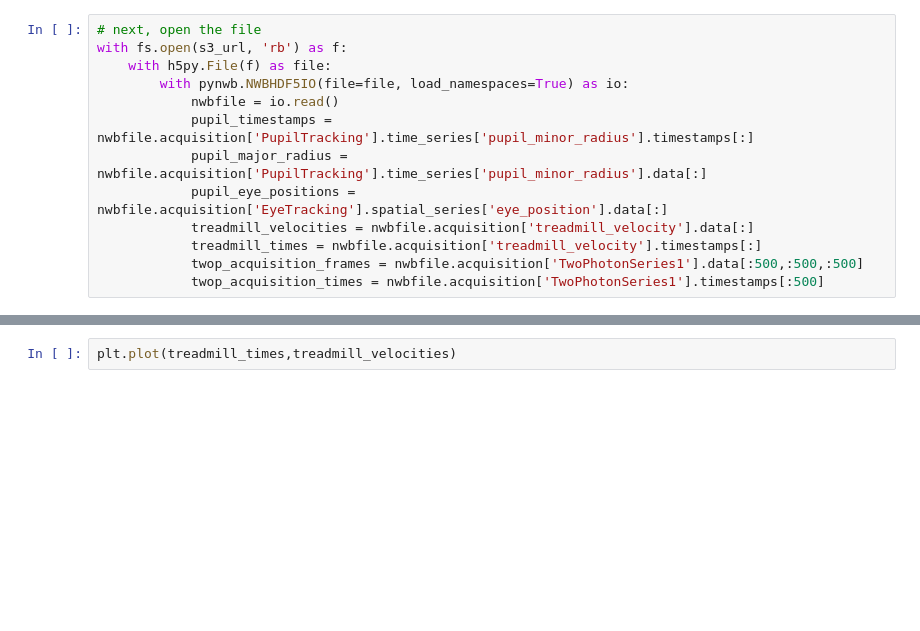
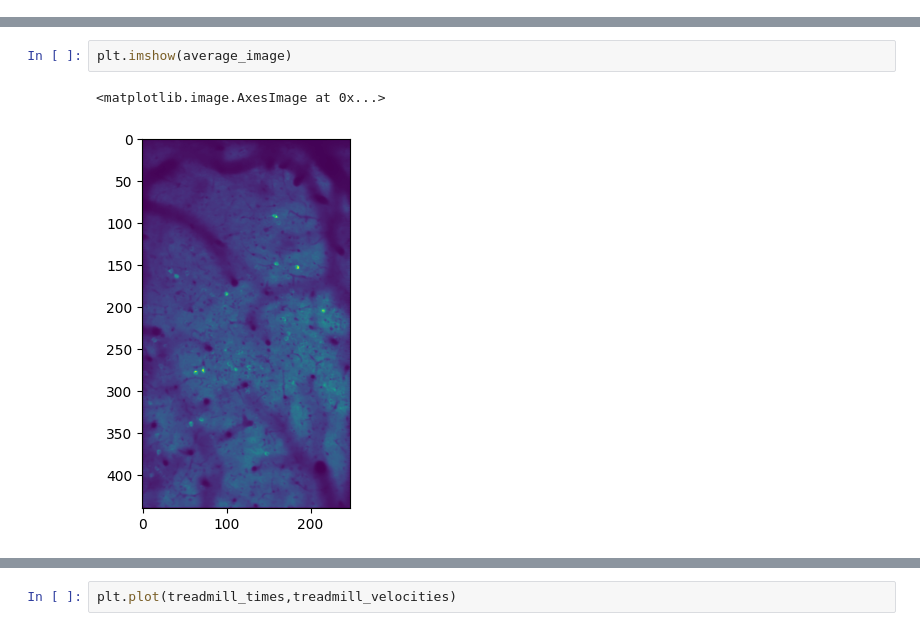
Before and after one commit to paulgfahey/dandi_microns_phase3_nda, a Jupyter notebook: [tutorial]microns_minnie_dandiset.ipynb, the cells around one changed output, grey strips where cells are left out. Drawn from its saved outputs; the diff is of its cells as text; blank space fills up the shorter version.

Commit message:
update tutorial notebook for more data types

```diff
--- a/[tutorial]microns_minnie_dandiset.ipynb
+++ b/[tutorial]microns_minnie_dandiset.ipynb
@@ -46,13 +10,0 @@ Fields:
-# %%
-# next, open the file
-with fs.open(s3_url, 'rb') as f:
-    with h5py.File(f) as file:
-        with pynwb.NWBHDF5IO(file=file, load_namespaces=True) as io:
-            nwbfile = io.read()
-            pupil_timestamps = nwbfile.acquisition['PupilTracking'].time_series['pupil_minor_radius'].timestamps[:]
-            pupil_major_radius = nwbfile.acquisition['PupilTracking'].time_series['pupil_minor_radius'].data[:]
-            pupil_eye_positions = nwbfile.acquisition['EyeTracking'].spatial_series['eye_position'].data[:]
-            treadmill_velocities = nwbfile.acquisition['treadmill_velocity'].data[:]
-            treadmill_times = nwbfile.acquisition['treadmill_velocity'].timestamps[:]
-            twop_acquisition_frames = nwbfile.acquisition['TwoPhotonSeries1'].data[:500,:500,:500]
-            twop_acquisition_times = nwbfile.acquisition['TwoPhotonSeries1'].timestamps[:500]
@@ -77,0 +76,5 @@ np.shape(twop_acquisition_)
+# %%
+plt.imshow(average_image)
+# %% [output]
+<matplotlib.image.AxesImage at 0x...>
+[figure, added]
```
Also changed, not shown: parts of 18 cells of this notebook.
